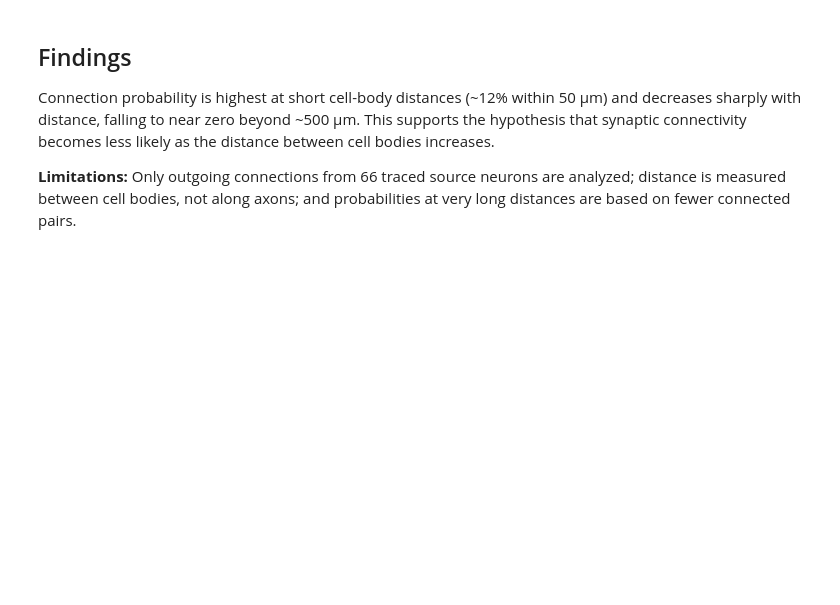
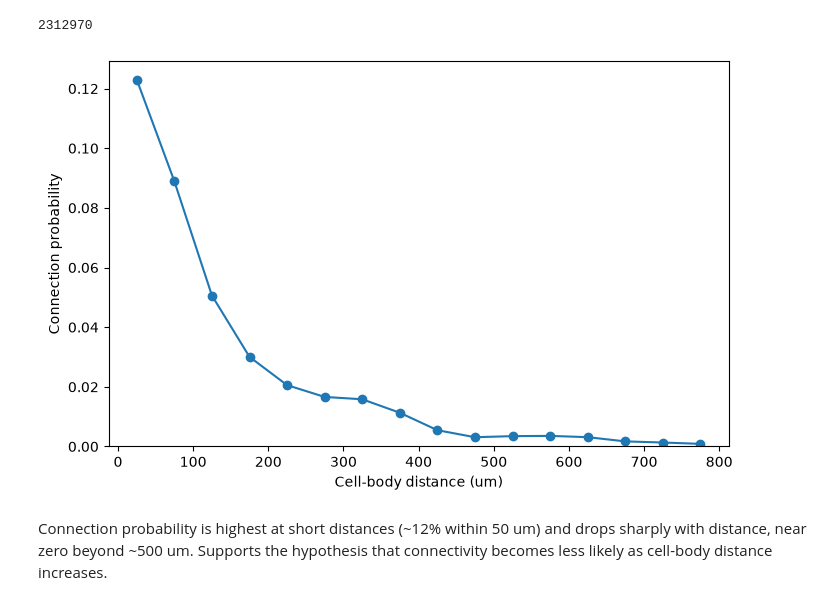
Before and after one commit to 6namdang/connectomes-assignment, a Jupyter notebook: assignments/assignment2.ipynb, the cells around one changed output. Cells and saved outputs as stored; diff of their text form; code cells hidden in the pictures; blank space fills up the shorter version.

```diff
--- a/assignments/assignment2.ipynb
+++ b/assignments/assignment2.ipynb
@@ -31,13 +7,0 @@ connections_with_length_df.head()
-# %%
-coords = locations_df.set_index("pt_root_id")[["pt_position_x", "pt_position_y", "pt_position_z"]]
-pre_ids = connections_df["pre_pt_root_id"].unique()
-
-pre_xyz = coords.loc[pre_ids].to_numpy()
-all_xyz = coords.to_numpy()
-
-potential_dist_um = np.linalg.norm(pre_xyz[:, None, :] - all_xyz[None, :, :], axis=2) / 1000
-
-is_self = coords.index.to_numpy()[None, :] == pre_ids[:, None]
-potential_dist_um = potential_dist_um[~is_self]
-
-print(potential_dist_um.shape)
@@ -44,21 +44,43 @@ print(potential_dist_um.shape)
+# %%
+# distance from each source neuron to every other neuron
+pre_ids = connections_df["pre_pt_root_id"].unique()
+
+sources = pd.DataFrame({"pre_pt_root_id": pre_ids}).merge(
+    locations_df, left_on="pre_pt_root_id", right_on="pt_root_id"
+)
+pre_xyz = sources[["pt_position_x", "pt_position_y", "pt_position_z"]].to_numpy()
+all_xyz = locations_df[["pt_position_x", "pt_position_y", "pt_position_z"]].to_numpy()
+all_ids = locations_df["pt_root_id"].to_numpy()
+
+potential_dist = []
+for i in range(len(pre_ids)):
+    x1, y1, z1 = pre_xyz[i]
+    for j in range(len(all_ids)):
+        if pre_ids[i] == all_ids[j]:
+            continue
+        x2, y2, z2 = all_xyz[j]
+        d = np.sqrt((x2 - x1) ** 2 + (y2 - y1) ** 2 + (z2 - z1) ** 2)
+        potential_dist.append(d)
+
+potential_dist = np.array(potential_dist) / 1000  # nm to um
+print(len(potential_dist))
+# %% [output]
+2312970
 # %%
 bin_edges = np.arange(0, 850, 50)
 bin_centers = (bin_edges[:-1] + bin_edges[1:]) / 2
 
-n_potential, _ = np.histogram(potential_dist_um, bins=bin_edges)
-n_connected, _ = np.histogram(connections_with_length_df["distance_um"], bins=bin_edges)
+n_potential, _ = np.histogram(potential_dist, bins=bin_edges)
+n_connected, _ = np.histogram(connected["distance_um"], bins=bin_edges)
 connection_prob = n_connected / n_potential
 
 plt.figure(figsize=(8, 5))
 plt.plot(bin_centers, connection_prob, "o-")
-plt.xlabel("Cell-body distance (µm)")
+plt.xlabel("Cell-body distance (um)")
 plt.ylabel("Connection probability")
 plt.ylim(bottom=0)
-plt.tight_layout()
 plt.show()
+# %% [output]
+[figure, added]
 # %% [markdown]
-## Findings
-
-Connection probability is highest at short cell-body distances (~12% within 50 µm) and decreases sharply with distance, falling to near zero beyond ~500 µm. This supports the hypothesis that synaptic connectivity becomes less likely as the distance between cell bodies increases.
-
-**Limitations:** Only outgoing connections from 66 traced source neurons are analyzed; distance is measured between cell bodies, not along axons; and probabilities at very long distances are based on fewer connected pairs.
+Connection probability is highest at short distances (~12% within 50 um) and drops sharply with distance, near zero beyond ~500 um. Supports the hypothesis that connectivity becomes less likely as cell-body distance increases.
```
Also changed, not shown: parts of 9 cells of this notebook.
